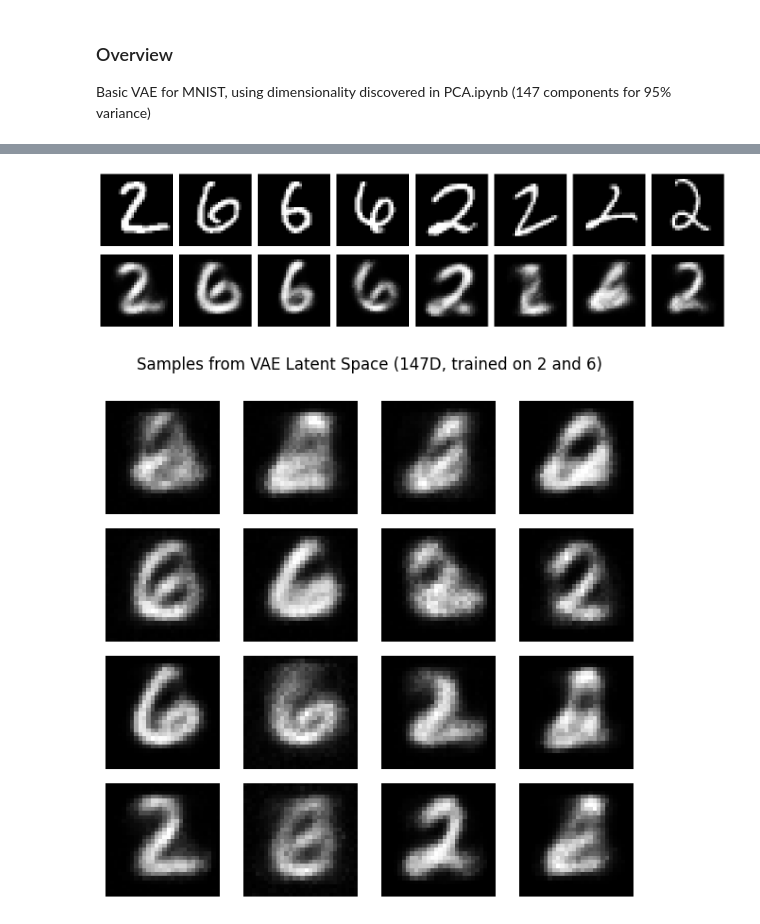
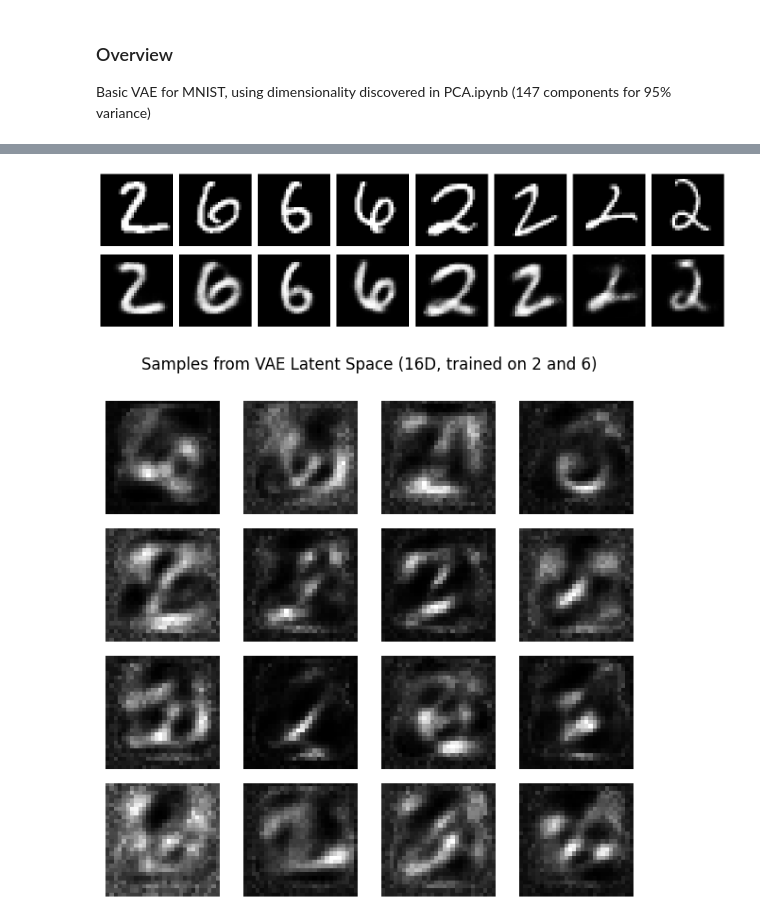
Before and after one commit to gusdspmoreira/CS6501-NN-Project, a Jupyter notebook: vae.ipynb, the cells around one changed output, grey strips where cells are left out. Cells and saved outputs as stored; diff of their text form; code cells hidden in the pictures.

Commit message:
added test loss experiments, changed latent dim and added optional KL weight schedule (set to 0-0 by default)

```diff
--- a/vae.ipynb
+++ b/vae.ipynb
@@ -162,36 +185,36 @@ with torch.no_grad():
 
 n = 8
 orig = x_batch[:n].cpu()
 recon = recon_batch[:n].cpu()
 
 fig, axes = plt.subplots(2, n, figsize=(1.8 * n, 4))
 for i in range(n):
     axes[0, i].imshow(orig[i, 0], cmap='gray')
     axes[0, i].axis('off')
     axes[1, i].imshow(recon[i, 0], cmap='gray')
     axes[1, i].axis('off')
 axes[0, 0].set_ylabel('Original', fontsize=10)
 axes[1, 0].set_ylabel('Recon', fontsize=10)
 plt.tight_layout()
 plt.show()
 
 
 # Sample from latent space and decode
 with torch.no_grad():
     z = torch.randn(16, LATENT_DIM, device=device)
     samples = model.decode(z).cpu()
 
 fig, axes = plt.subplots(4, 4, figsize=(6, 6))
 for i, ax in enumerate(axes.flat):
     ax.imshow(samples[i, 0], cmap='gray')
     ax.axis('off')
-plt.suptitle('Samples from VAE Latent Space (147D, trained on 2 and 6)')
+plt.suptitle(f'Samples from VAE Latent Space ({LATENT_DIM}D, trained on 2 and 6)')
 plt.tight_layout()
 plt.subplots_adjust(top=0.90)
 plt.show()
 # %% [output]
-[figure, old version]
+[figure, new version]
-[figure, old version]
+[figure, new version]
 # %%
 # Interpolation near the midpoint between class-2 and class-6 latent centroids (naive)
 model.eval()
```
Also changed, not shown: parts of 4 cells of this notebook.
